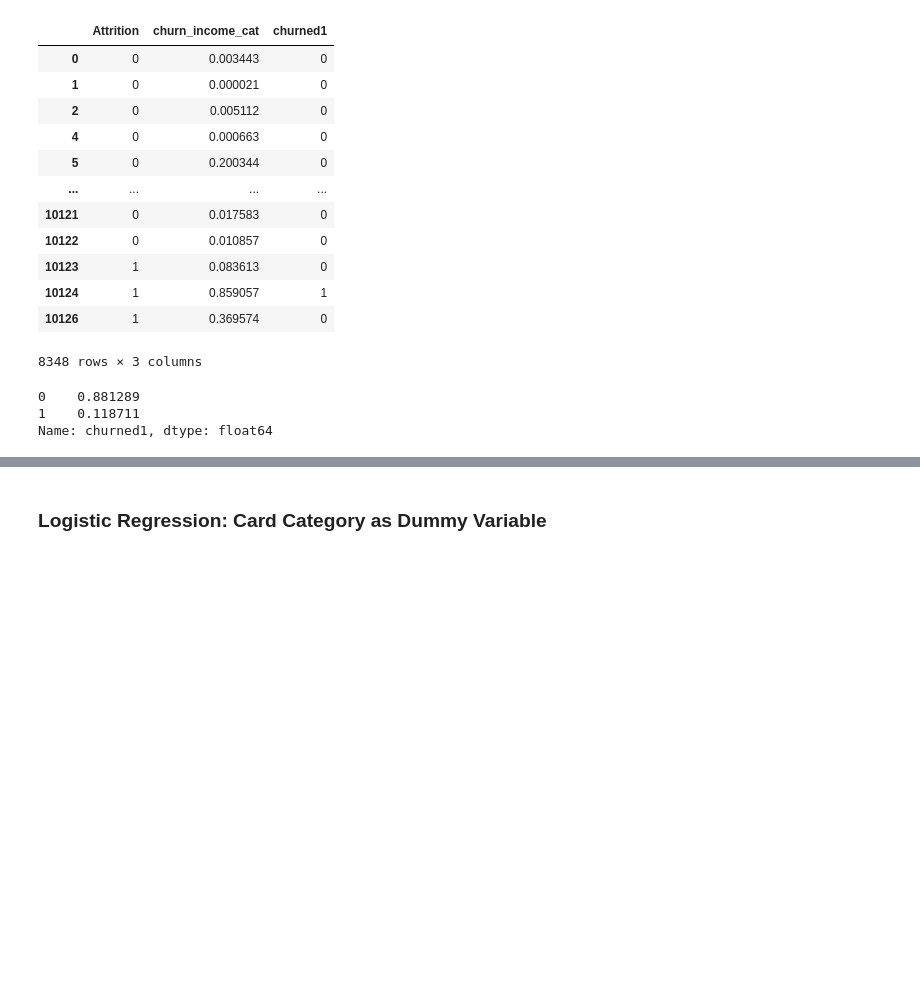
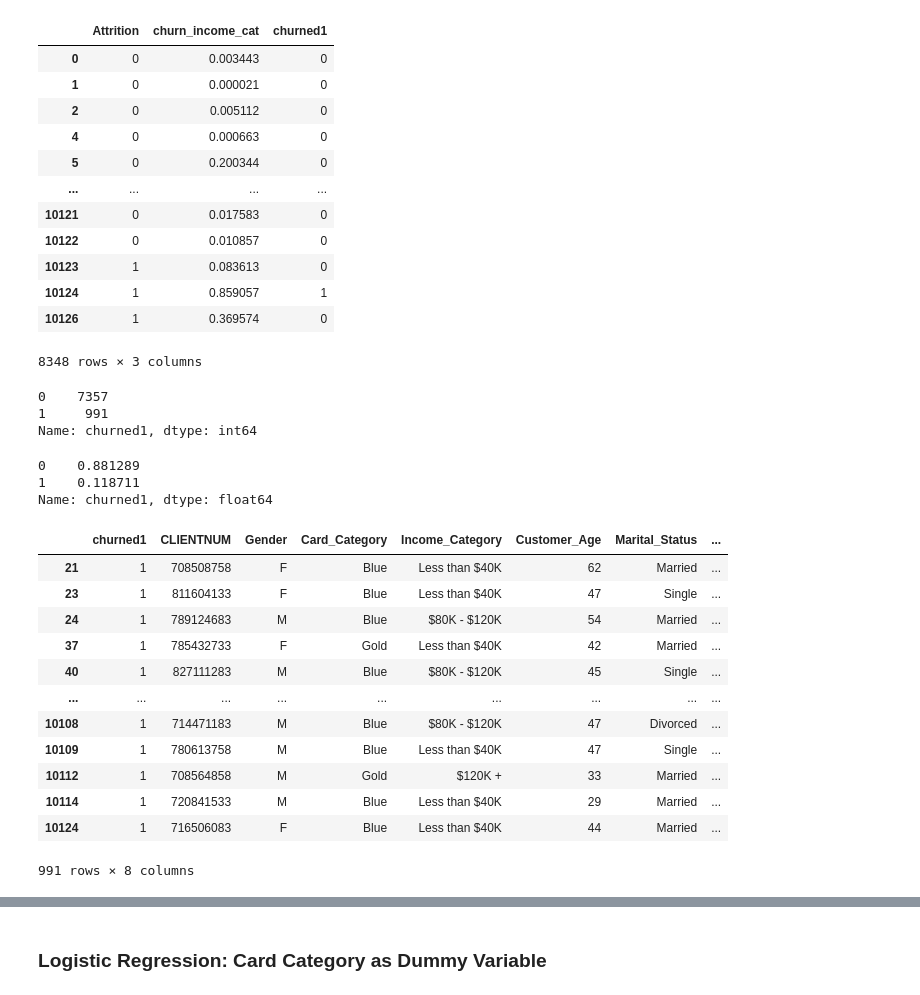
Before and after one commit to Ayomi-tech/Bank-Customers-and-Attrition., a Jupyter notebook: second_project1.ipynb, the cells around one changed output, grey strips where cells are left out. Cells and saved outputs as stored; diff of their text form; code cells hidden in the pictures; blank space fills up the shorter version.

```diff
--- a/second_project1.ipynb
+++ b/second_project1.ipynb
@@ -646,9 +648,37 @@ churn_income_cat
 | 10124 | 1 | 0.859057 | 1 |
 | 10126 | 1 | 0.369574 | 0 |
 8348 rows × 3 columns
+# %%
+churn_income_cat['churned1'].value_counts()
+# %% [output]
+0    7357
+1     991
+Name: churned1, dtype: int64
 # %%
 churn_income_cat['churned1'].value_counts(normalize=True)
 # %% [output]
 0    0.881289
 1    0.118711
 Name: churned1, dtype: float64
+# %%
+# we would like to identify the customers whom we predit are going to leave (using client number) in
+# order to provide strategic advice.
+
+advice=pd.concat([churn_income_cat['churned1'], card1[['CLIENTNUM', 'Gender', 'Card_Category', 'Income_Category',
+                                                       'Customer_Age', 'Marital_Status', 'Credit_Limit']]], axis=1)
+advice= advice[advice['churned1']==1]
+advice
+# %% [output]
+|  | churned1 | CLIENTNUM | Gender | Card_Category | Income_Category | Customer_Age | Marital_Status | ... |
+| 21 | 1 | 708508758 | F | Blue | Less than $40K | 62 | Married | ... |
+| 23 | 1 | 811604133 | F | Blue | Less than $40K | 47 | Single | ... |
+| 24 | 1 | 789124683 | M | Blue | $80K - $120K | 54 | Married | ... |
+| 37 | 1 | 785432733 | F | Gold | Less than $40K | 42 | Married | ... |
+| 40 | 1 | 827111283 | M | Blue | $80K - $120K | 45 | Single | ... |
+| ... | ... | ... | ... | ... | ... | ... | ... | ... |
+| 10108 | 1 | 714471183 | M | Blue | $80K - $120K | 47 | Divorced | ... |
+| 10109 | 1 | 780613758 | M | Blue | Less than $40K | 47 | Single | ... |
+| 10112 | 1 | 708564858 | M | Gold | $120K + | 33 | Married | ... |
+| 10114 | 1 | 720841533 | M | Blue | Less than $40K | 29 | Married | ... |
+| 10124 | 1 | 716506083 | F | Blue | Less than $40K | 44 | Married | ... |
+991 rows × 8 columns
```
Also changed, not shown: parts of 6 cells of this notebook, 2 other files.
